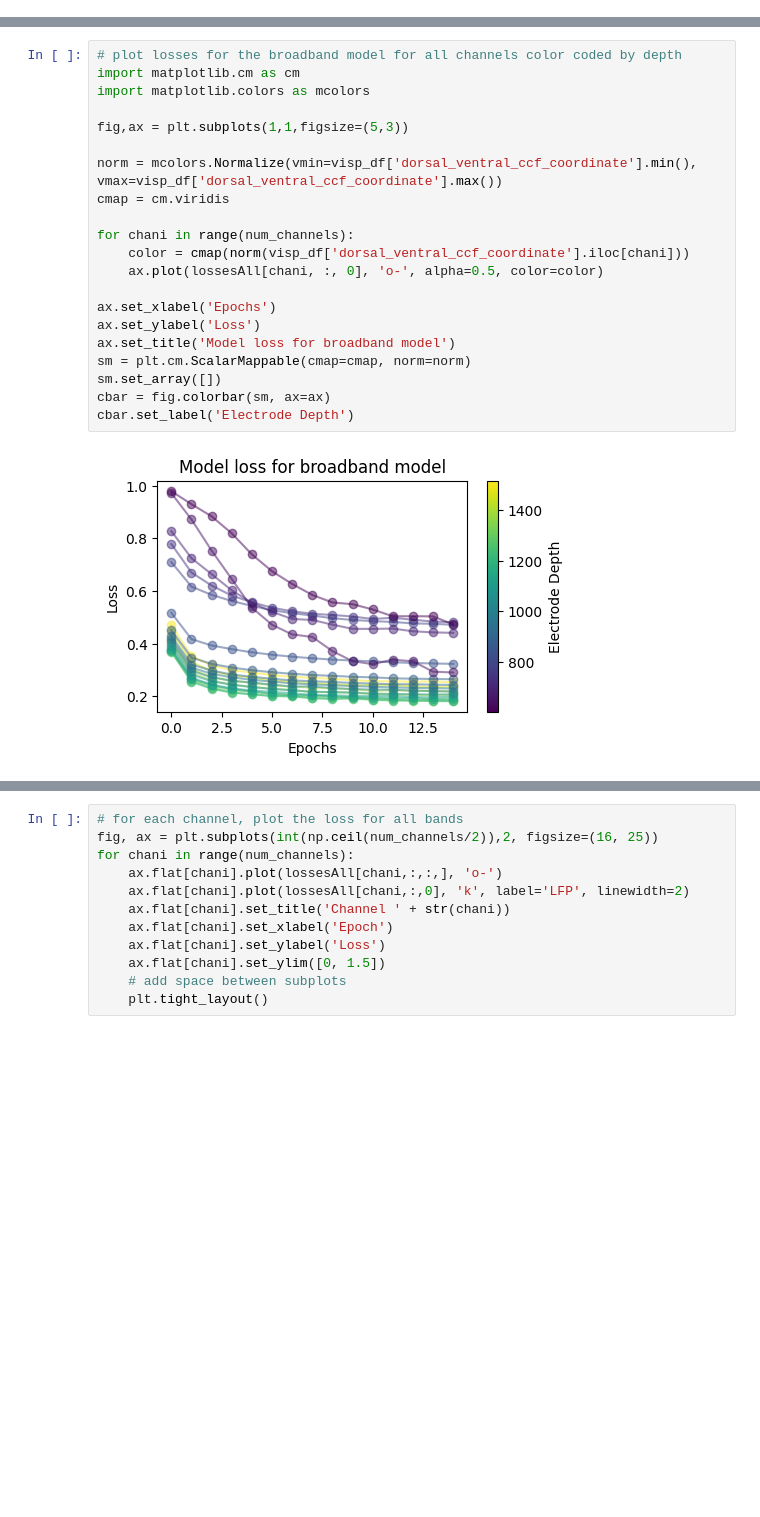
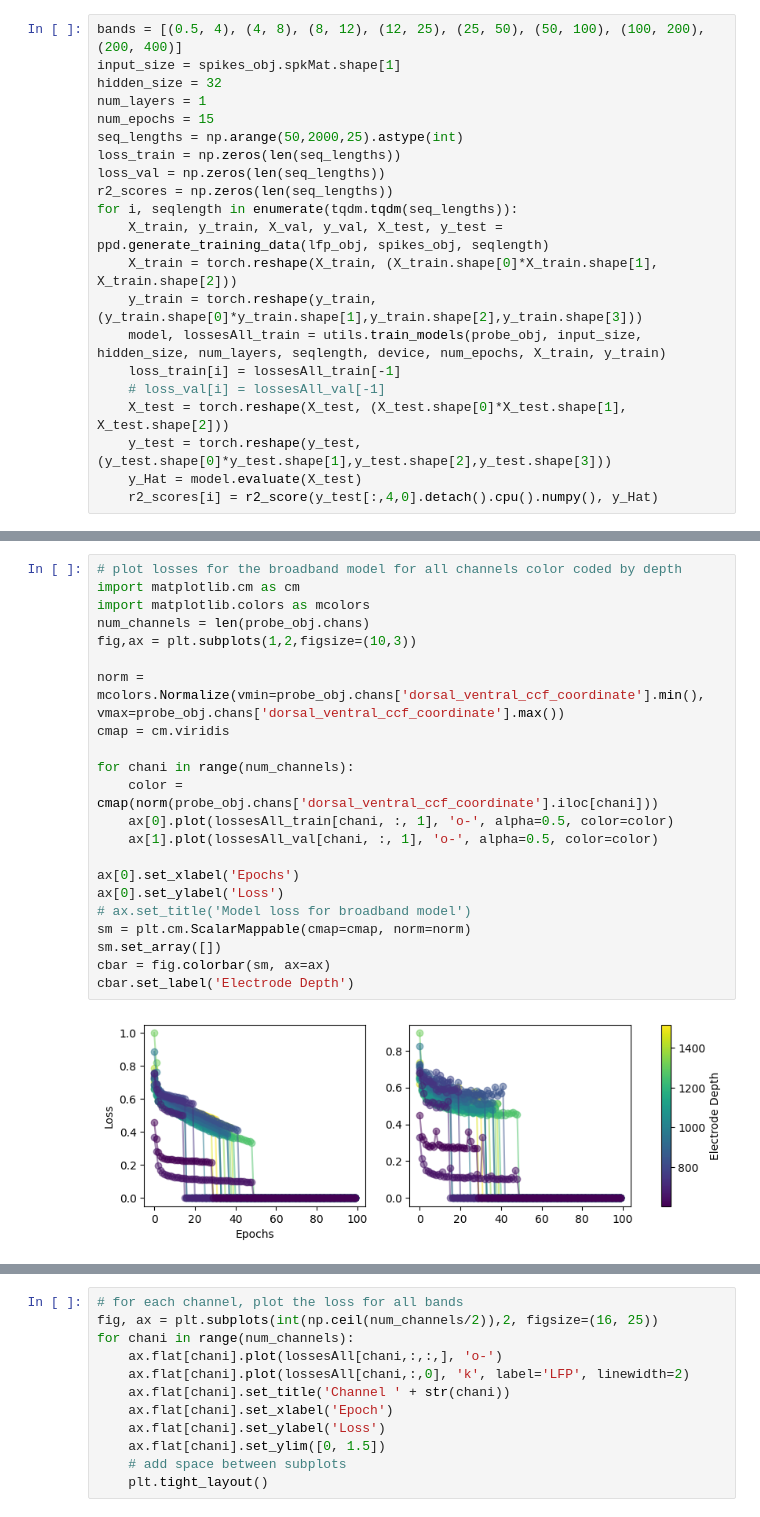
Before and after one commit to nnitzan01/spikes2lfp, a Jupyter notebook: spike_to_lfp_lstm_freq_bands_modular.ipynb, the cells around one changed output, grey strips where cells are left out. Cells and saved outputs as stored; diff of their text form; blank space fills up the shorter version.

```diff
--- a/spike_to_lfp_lstm_freq_bands_modular.ipynb
+++ b/spike_to_lfp_lstm_freq_bands_modular.ipynb
@@ -77,0 +64,21 @@ plt.show()
+# %%
+bands = [(0.5, 4), (4, 8), (8, 12), (12, 25), (25, 50), (50, 100), (100, 200), (200, 400)]
+input_size = spikes_obj.spkMat.shape[1]
+hidden_size = 32
+num_layers = 1
+num_epochs = 15
+seq_lengths = np.arange(50,2000,25).astype(int)
+loss_train = np.zeros(len(seq_lengths))
+loss_val = np.zeros(len(seq_lengths))
+r2_scores = np.zeros(len(seq_lengths))
+for i, seqlength in enumerate(tqdm.tqdm(seq_lengths)):
+    X_train, y_train, X_val, y_val, X_test, y_test = ppd.generate_training_data(lfp_obj, spikes_obj, seqlength)
+    X_train = torch.reshape(X_train, (X_train.shape[0]*X_train.shape[1], X_train.shape[2]))
+    y_train = torch.reshape(y_train, (y_train.shape[0]*y_train.shape[1],y_train.shape[2],y_train.shape[3]))
+    model, lossesAll_train = utils.train_models(probe_obj, input_size, hidden_size, num_layers, seqlength, device, num_epochs, X_train, y_train)
+    loss_train[i] = lossesAll_train[-1]
+    # loss_val[i] = lossesAll_val[-1]
+    X_test = torch.reshape(X_test, (X_test.shape[0]*X_test.shape[1], X_test.shape[2]))
+    y_test = torch.reshape(y_test, (y_test.shape[0]*y_test.shape[1],y_test.shape[2],y_test.shape[3]))
+    y_Hat = model.evaluate(X_test)
+    r2_scores[i] = r2_score(y_test[:,4,0].detach().cpu().numpy(), y_Hat)
@@ -78,25 +107,26 @@ plt.show()
 # %%
 # plot losses for the broadband model for all channels color coded by depth
 import matplotlib.cm as cm
 import matplotlib.colors as mcolors
+num_channels = len(probe_obj.chans)
+fig,ax = plt.subplots(1,2,figsize=(10,3))
 
-fig,ax = plt.subplots(1,1,figsize=(5,3))
-
-norm = mcolors.Normalize(vmin=visp_df['dorsal_ventral_ccf_coordinate'].min(), vmax=visp_df['dorsal_ventral_ccf_coordinate'].max())
+norm = mcolors.Normalize(vmin=probe_obj.chans['dorsal_ventral_ccf_coordinate'].min(), vmax=probe_obj.chans['dorsal_ventral_ccf_coordinate'].max())
 cmap = cm.viridis
 
 for chani in range(num_channels):
-    color = cmap(norm(visp_df['dorsal_ventral_ccf_coordinate'].iloc[chani]))
-    ax.plot(lossesAll[chani, :, 0], 'o-', alpha=0.5, color=color)
+    color = cmap(norm(probe_obj.chans['dorsal_ventral_ccf_coordinate'].iloc[chani]))
+    ax[0].plot(lossesAll_train[chani, :, 1], 'o-', alpha=0.5, color=color)
+    ax[1].plot(lossesAll_val[chani, :, 1], 'o-', alpha=0.5, color=color)
 
-ax.set_xlabel('Epochs')
-ax.set_ylabel('Loss')
-ax.set_title('Model loss for broadband model')
+ax[0].set_xlabel('Epochs')
+ax[0].set_ylabel('Loss')
+# ax.set_title('Model loss for broadband model')
 sm = plt.cm.ScalarMappable(cmap=cmap, norm=norm)
 sm.set_array([])
 cbar = fig.colorbar(sm, ax=ax)
 cbar.set_label('Electrode Depth')
 # %% [output]
-[figure, old version]
+[figure, new version]
 # %%
 # plot the losses of chl5 for all bands
```
Also changed, not shown: parts of 21 cells of this notebook, 7 other files.
